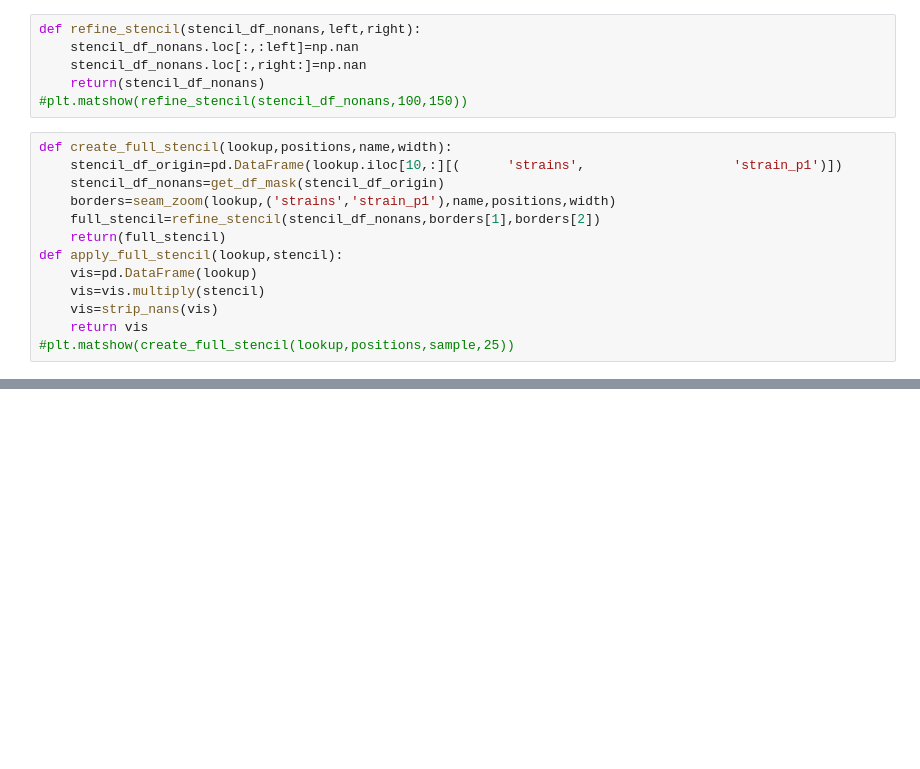
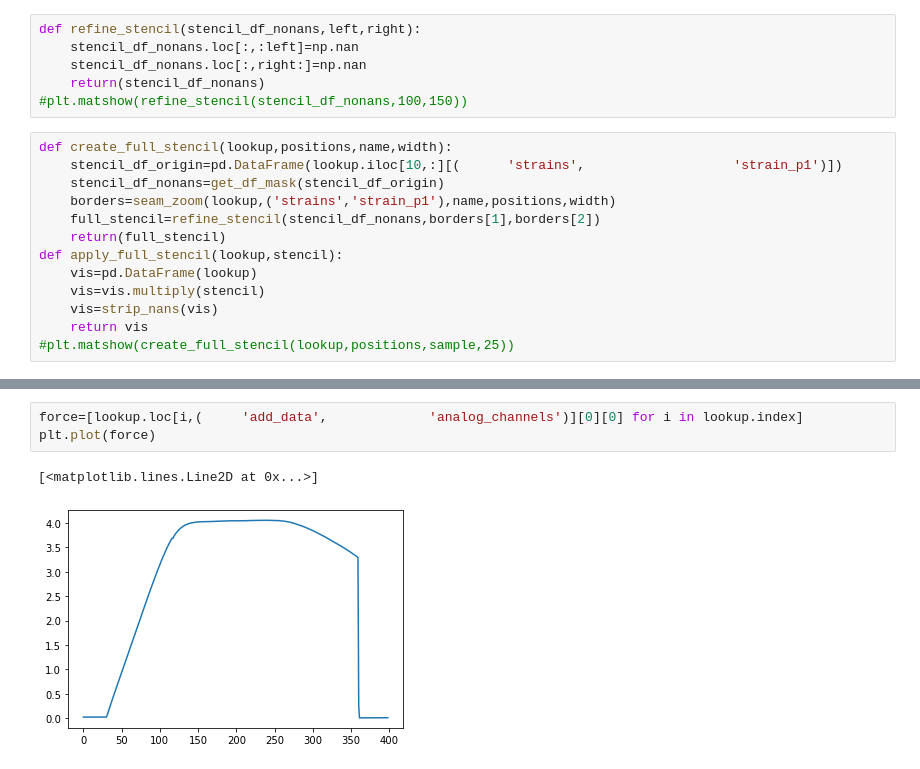
Before and after one commit to KMDE-10/DIC, a Jupyter notebook: pickle_import_analys.ipynb, the cells around one changed output, grey strips where cells are left out. Drawn from its saved outputs; the diff is of its cells as text; blank space fills up the shorter version.

```diff
--- a/pickle_import_analys.ipynb
+++ b/pickle_import_analys.ipynb
@@ -180,0 +116,6 @@ plt.plot(meanvector[:530])
+# %%
+force=[lookup.loc[i,(     'add_data',             'analog_channels')][0][0] for i in lookup.index]
+plt.plot(force)
+# %% [output]
+[<matplotlib.lines.Line2D at 0x...>]
+[figure, added]
```
Also changed, not shown: parts of 13 cells of this notebook.
